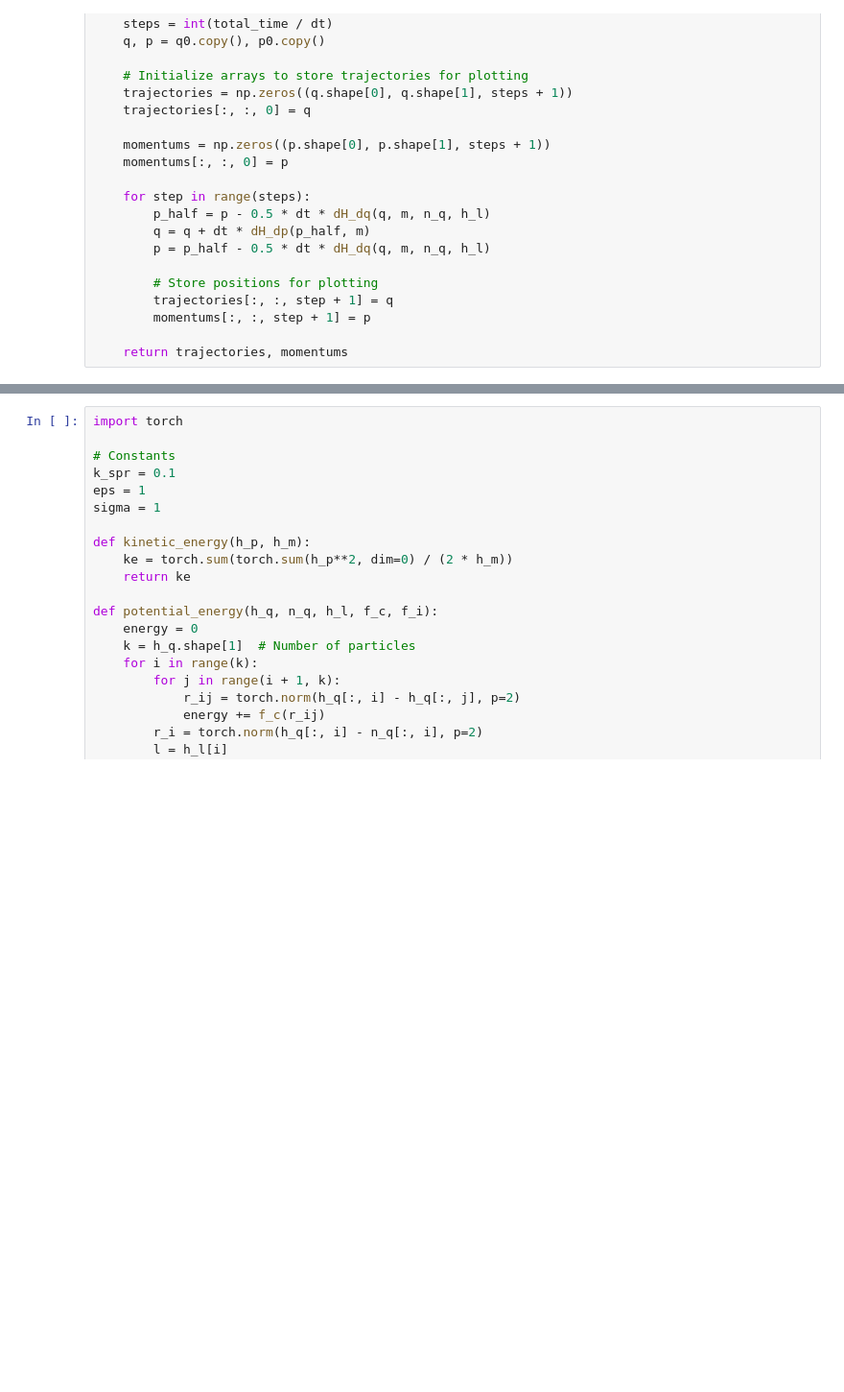
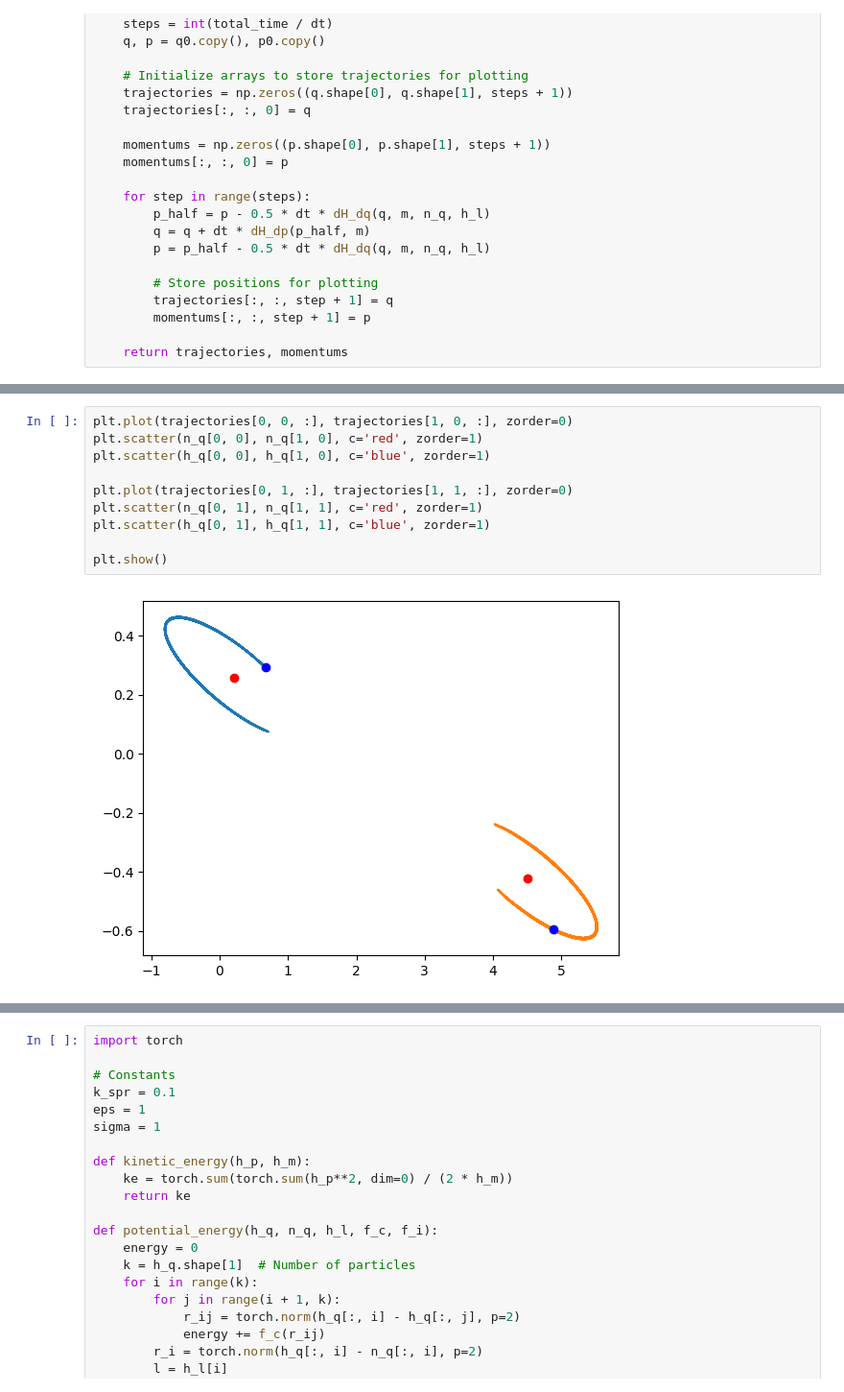
Before and after one commit to AlexPTerry/MMathYLP, a Jupyter notebook: molecule_explore.ipynb, the cells around one changed output, grey strips where cells are left out. Shown: that part at 96% size. Cells and saved outputs as stored; diff of their text form; blank space fills up the shorter version.

```diff
--- a/molecule_explore.ipynb
+++ b/molecule_explore.ipynb
@@ -267,0 +270,12 @@ plt.show()
+# %%
+plt.plot(trajectories[0, 0, :], trajectories[1, 0, :], zorder=0)
+plt.scatter(n_q[0, 0], n_q[1, 0], c='red', zorder=1)
+plt.scatter(h_q[0, 0], h_q[1, 0], c='blue', zorder=1)
+
+plt.plot(trajectories[0, 1, :], trajectories[1, 1, :], zorder=0)
+plt.scatter(n_q[0, 1], n_q[1, 1], c='red', zorder=1)
+plt.scatter(h_q[0, 1], h_q[1, 1], c='blue', zorder=1)
+
+plt.show()
+# %% [output]
+[figure, added]
```
Also changed, not shown: parts of 13 cells of this notebook.
